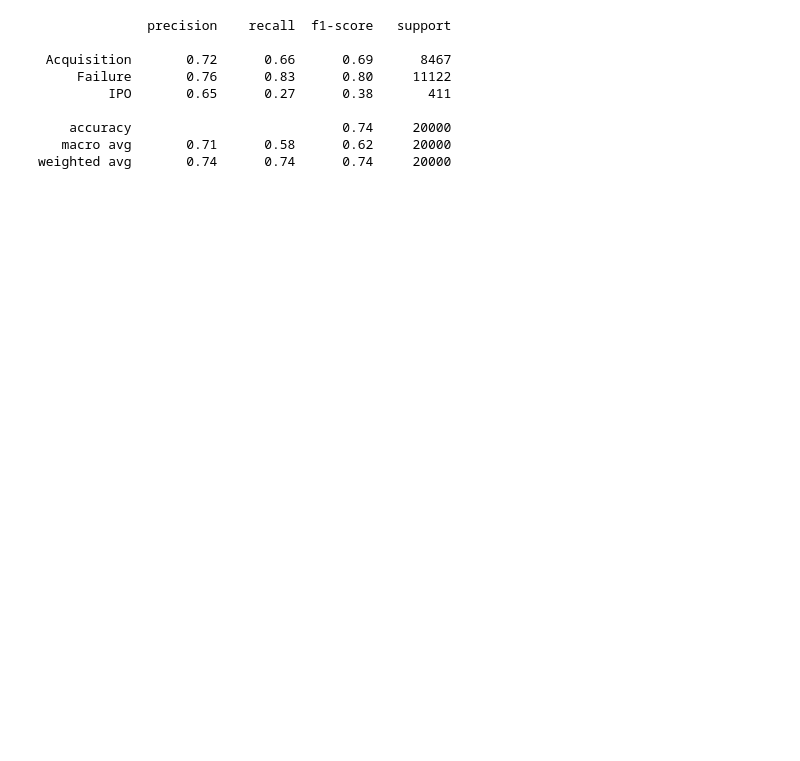
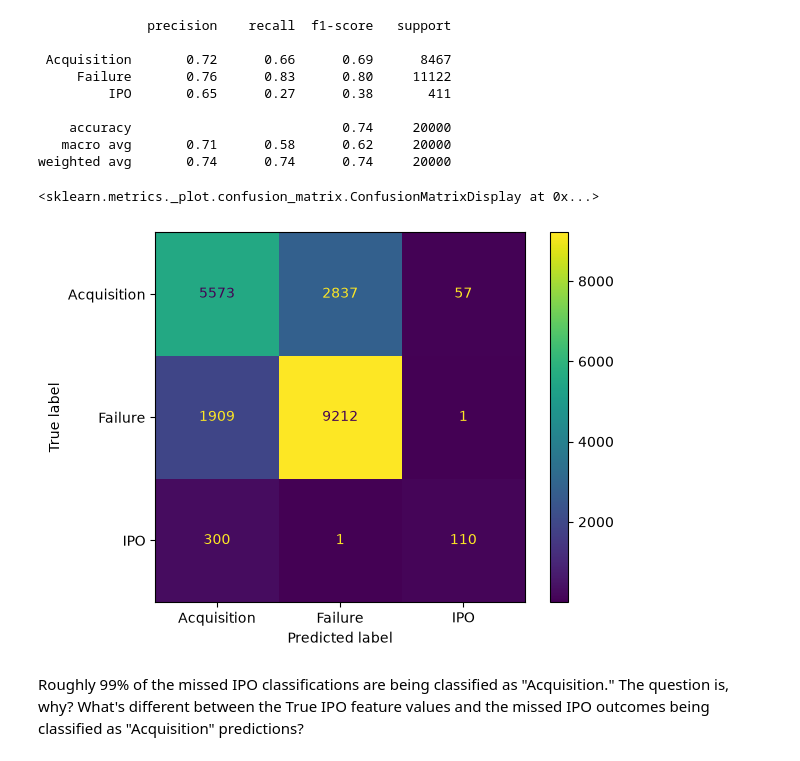
Before and after one commit to IsaiahWHayes/startup-success-prediction-capstone, a Jupyter notebook: model_evaluation.ipynb, the cells around one changed output. Cells and saved outputs as stored; diff of their text form; code cells hidden in the pictures; blank space fills up the shorter version.

Commit message:
EDA in model_evaluation ipynb file.

```diff
--- a/model_evaluation.ipynb
+++ b/model_evaluation.ipynb
@@ -72,3 +61,12 @@ print(classification_report(y_test, y_prediction))
     accuracy                           0.74     20000
    macro avg       0.71      0.58      0.62     20000
 weighted avg       0.74      0.74      0.74     20000
+# %%
+# Show me a confusion matrix of the model's predictions
+ConfusionMatrixDisplay.from_predictions(y_test, y_prediction)
+# %% [output]
+<sklearn.metrics._plot.confusion_matrix.ConfusionMatrixDisplay at 0x...>
+[figure, added]
+# %% [markdown]
+Roughly 99% of the missed IPO classifications are being classified as "Acquisition."
+The question is, why? What's different between the True IPO feature values and the missed IPO outcomes being classified as "Acquisition" predictions?
```
Also changed, not shown: parts of 11 cells of this notebook.
